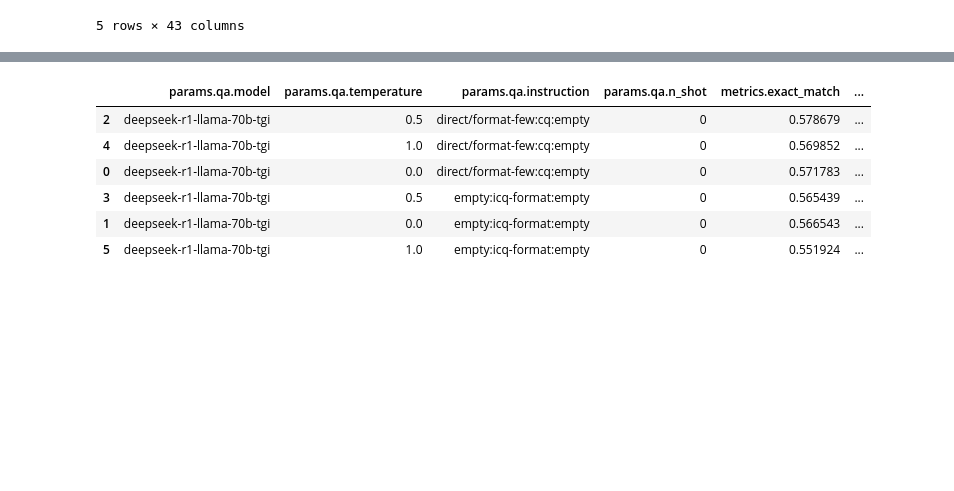
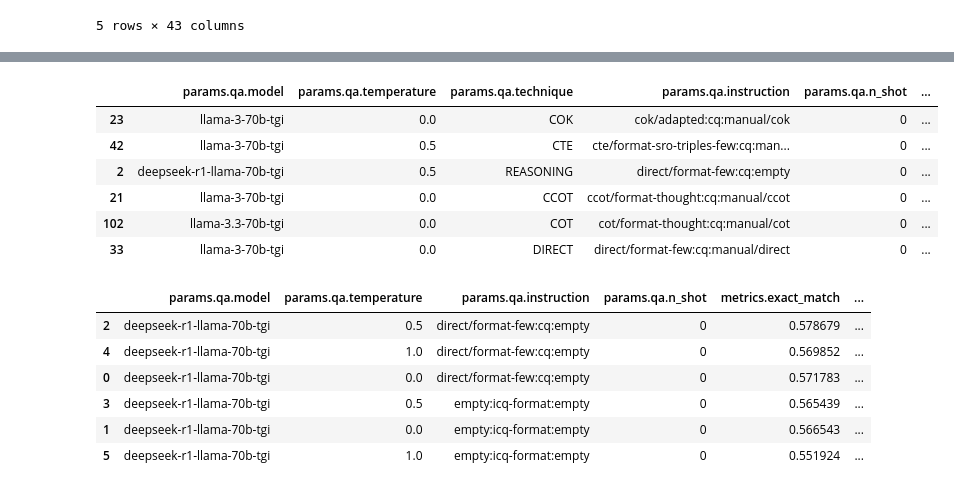
Before and after one commit to bdsaglam/pipeline-mhqa-manual, a Jupyter notebook: nbs/musique-full-manual-new/compare-technique.ipynb, the cells around one changed output, grey strips where cells are left out. Drawn from its saved outputs; the diff is of its cells as text; code cells hidden in the pictures; blank space fills up the shorter version.

```diff
--- a/nbs/musique-full-manual-new/compare-technique.ipynb
+++ b/nbs/musique-full-manual-new/compare-technique.ipynb
@@ -71,3 +71,18 @@ best_df
+# %%
+zs_avg_df = avg_df[avg_df['params.qa.n_shot'] == 0]
+zs_max_f1_rows = zs_avg_df.groupby("params.qa.technique")["metrics.f1"].idxmax()
+zs_best_df = zs_avg_df.loc[
+    zs_max_f1_rows, ["name"] + target_param_cols + metric_cols[:2]
+].sort_values("metrics.f1", ascending=False)
+zs_best_df.drop(columns=['name'])
+# %% [output]
+|  | params.qa.model | params.qa.temperature | params.qa.technique | params.qa.instruction | params.qa.n_shot | ... |
+| 23 | llama-3-70b-tgi | 0.0 | COK | cok/adapted:cq:manual/cok | 0 | ... |
+| 42 | llama-3-70b-tgi | 0.5 | CTE | cte/format-sro-triples-few:cq:man... | 0 | ... |
+| 2 | deepseek-r1-llama-70b-tgi | 0.5 | REASONING | direct/format-few:cq:empty | 0 | ... |
+| 21 | llama-3-70b-tgi | 0.0 | CCOT | ccot/format-thought:cq:manual/ccot | 0 | ... |
+| 102 | llama-3.3-70b-tgi | 0.0 | COT | cot/format-thought:cq:manual/cot | 0 | ... |
+| 33 | llama-3-70b-tgi | 0.0 | DIRECT | direct/format-few:cq:manual/direct | 0 | ... |
 # %%
 avg_df[avg_df["params.qa.model"] == "deepseek-r1-llama-70b-tgi"].sort_values("metrics.f1", ascending=False).drop(columns=['params.qa.technique', 'name'])
 # %% [output]
```
Also changed, not shown: parts of 1 cell of this notebook, 2 other files.
